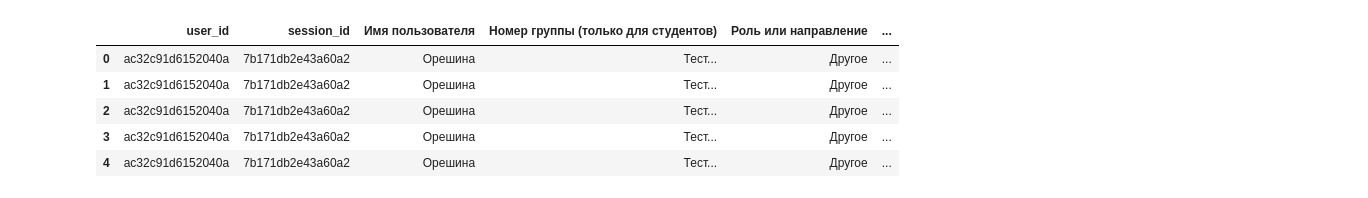
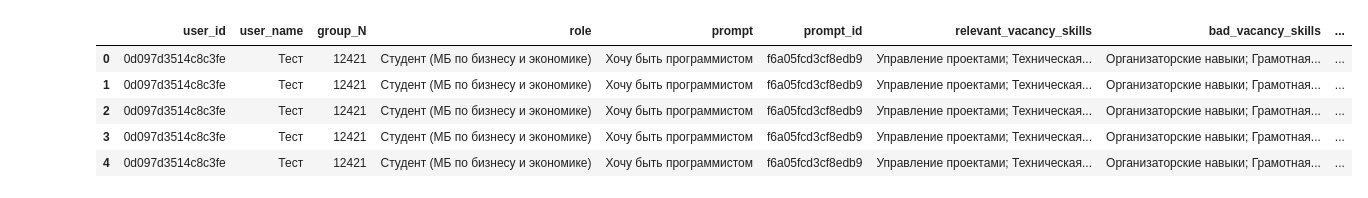
Before and after one commit to DmitryRyumin/RecSysApp, a Jupyter notebook: notebooks/duckdb2CSV.ipynb, the cells around one changed output. Cells and saved outputs as stored; diff of their text form; code cells hidden in the pictures.

```diff
--- a/notebooks/duckdb2CSV.ipynb
+++ b/notebooks/duckdb2CSV.ipynb
@@ -6,16 +6,21 @@ import pandas as pd
 db_path = '../db/edfitter.duckdb'
 conn = duckdb.connect(database=db_path, read_only=True)
 # %%
+# Загрузка данных из таблиц в Pandas DataFrame
 courses_df = conn.execute("SELECT * FROM main.courses").fetchdf()
 feedback_df = conn.execute("SELECT * FROM main.feedback").fetchdf()
 users_df = conn.execute("SELECT * FROM main.users").fetchdf()
+session_time_df = conn.execute("SELECT * FROM main.session_time").fetchdf()
 # %%
 # Объединение данных
-# 1. Объединяем `courses` и `feedback` по `session_id`, задаем суффиксы, чтобы избежать "_x" и "_y"
+# 1. Объединяем `courses` и `feedback` по `session_id`
 courses_feedback_df = courses_df.merge(feedback_df, on='session_id', how='left', suffixes=('', '_feedback'))
+
+# 2. Объединяем результат с `session_time` по `session_id`
+courses_feedback_time_df = courses_feedback_df.merge(session_time_df, on='session_id', how='left', suffixes=('', '_time'))
+
+# 3. Добавляем данные из `users` по `user_id`
+final_df = courses_feedback_time_df.merge(users_df, on='user_id', how='left', suffixes=('', '_user'))
-# %%
-# 2. Добавляем данные из `users` по `user_id`, избегая "_x" и "_y"
-final_df = courses_feedback_df.merge(users_df, on='user_id', how='left', suffixes=('', '_user'))
 # %%
 # Объединение столбцов user_id и id в один столбец
 # final_df['user_id'] = final_df['user_id'].fillna(final_df['id'])
@@ -26,48 +49,56 @@ final_df = final_df.drop(columns=['level'], errors='ignore')
 # %%
 # Переименование и упорядочивание столбцов
 final_df = final_df.rename(columns={
     'user_id': 'user_id',
-    'session_id': 'session_id',
-    'username': 'Имя пользователя',
-    'group_number': 'Номер группы (только для студентов)',
-    'role': 'Роль или направление',
-    'message': 'Сообщение пользователя',
-    'relevant_vacancy_skills': 'Требуемые навыки (релевантные)',
-    'unrelated_vacancy_skills': 'Требуемые навыки (удаленные)',
-    'additional_vacancy_skills': 'Требуемые навыки (добавленные)',
-    'label': 'Уровень обучения',
-    'discipline': 'Дисциплина',
-    'department': 'Кафедра',
-    'faculty': 'Факультет кафедры',
-    'campus': 'Кампус',
-    'audience': 'Охват аудитории',
-    'format': 'Формат изучения',
-    'course_number': 'Курс обучения',
-    'relevance': 'Релевантность курса запросу',
-    'feedback_comment': 'Отзыв пользователя о сервисе',
-    'utility': 'Полезность',
-    'popularity': 'Востребованность',
-    'comfort': 'Удобство'
+    'username': 'user_name',
+    'group_number': 'group_N',
+    'role': 'role',
+    'message': 'prompt',
+    'session_id': 'prompt_id',
+    'relevant_vacancy_skills': 'relevant_vacancy_skills',
+    'unrelated_vacancy_skills': 'bad_vacancy_skills',
+    'additional_vacancy_skills': 'new_vacancy_skills',
+    'discipline': 'course_name',
+    'course_id' : 'course_id',
+    'label': 'level',
+    'course_number': 'course_number',
+    'department': 'department',
+    'faculty': 'faculty',
+    'campus': 'campus',
+    'audience': 'audience',
+    'format': 'format',
+    'relevance': 'course_rel',
+    'relevant_skills' : 'relevant_subjects_skills',
+    'unrelated_skills' : 'bad_subjects_skills',
+    'additional_subject_skills' : 'new_subjects_skills',
+    'utility': 'app_useful',
+    'popularity': 'app_demand',
+    'comfort': 'app_handy',
+    'feedback_comment': 'comments',
+    'start_timestamp' : 'start_timestamp',
+    'end_timestamp' : 'end_timestamp',
+    'elapsed_time_s' : 'elapsed_time_s'
 })
 
 # Установка порядка столбцов в соответствии с `rename`
 column_order = [
-    'user_id', 'session_id', 'Имя пользователя', 'Номер группы (только для студентов)',
-    'Роль или направление', 'Сообщение пользователя', 'Требуемые навыки (релевантные)',
-    'Требуемые навыки (удаленные)', 'Требуемые навыки (добавленные)', 'Уровень обучения', 'Дисциплина',
-    'Кафедра', 'Факультет кафедры', 'Кампус', 'Охват аудитории',
-    'Формат изучения', 'Курс обучения', 'Релевантность курса запросу',
-    'Отзыв пользователя о сервисе', 'Полезность', 'Востребованность', 'Удобство'
+    'user_id', 'user_name', 'group_N', 'role', 'prompt', 'prompt_id',
+    'relevant_vacancy_skills', 'bad_vacancy_skills', 'new_vacancy_skills',
+    'course_name', 'course_id', 'level', 'course_number',
+    'department', 'faculty', 'campus', 'audience', 'format',
+    'course_rel', 'relevant_subjects_skills', 'bad_subjects_skills',
+    'new_subjects_skills', 'app_useful', 'app_demand', 'app_handy',
+    'comments', 'start_timestamp', 'end_timestamp', 'elapsed_time_s'
 ]
 
 # Перестановка столбцов
 final_df = final_df[column_order]
 final_df.head(5)
 # Сохранение результата в CSV
 # %% [output]
-|  | user_id | session_id | Имя пользователя | Номер группы (только для студентов) | Роль или направление | ... |
-| 0 | ac32c91d6152040a | 7b171db2e43a60a2 | Орешина | Тест... | Другое | ... |
-| 1 | ac32c91d6152040a | 7b171db2e43a60a2 | Орешина | Тест... | Другое | ... |
-| 2 | ac32c91d6152040a | 7b171db2e43a60a2 | Орешина | Тест... | Другое | ... |
-| 3 | ac32c91d6152040a | 7b171db2e43a60a2 | Орешина | Тест... | Другое | ... |
-| 4 | ac32c91d6152040a | 7b171db2e43a60a2 | Орешина | Тест... | Другое | ... |
+|  | user_id | user_name | group_N | role | prompt | prompt_id | relevant_vacancy_skills | bad_vacancy_skills | ... |
+| 0 | 0d097d3514c8c3fe | Тест | 12421 | Студент (МБ по бизнесу и экономике) | Хочу быть программистом | f6a05fcd3cf8edb9 | Управление проектами; Техническая... | Организаторские навыки; Грамотная... | ... |
+| 1 | 0d097d3514c8c3fe | Тест | 12421 | Студент (МБ по бизнесу и экономике) | Хочу быть программистом | f6a05fcd3cf8edb9 | Управление проектами; Техническая... | Организаторские навыки; Грамотная... | ... |
+| 2 | 0d097d3514c8c3fe | Тест | 12421 | Студент (МБ по бизнесу и экономике) | Хочу быть программистом | f6a05fcd3cf8edb9 | Управление проектами; Техническая... | Организаторские навыки; Грамотная... | ... |
+| 3 | 0d097d3514c8c3fe | Тест | 12421 | Студент (МБ по бизнесу и экономике) | Хочу быть программистом | f6a05fcd3cf8edb9 | Управление проектами; Техническая... | Организаторские навыки; Грамотная... | ... |
+| 4 | 0d097d3514c8c3fe | Тест | 12421 | Студент (МБ по бизнесу и экономике) | Хочу быть программистом | f6a05fcd3cf8edb9 | Управление проектами; Техническая... | Организаторские навыки; Грамотная... | ... |
```
Also changed, not shown: parts of 4 cells of this notebook.
